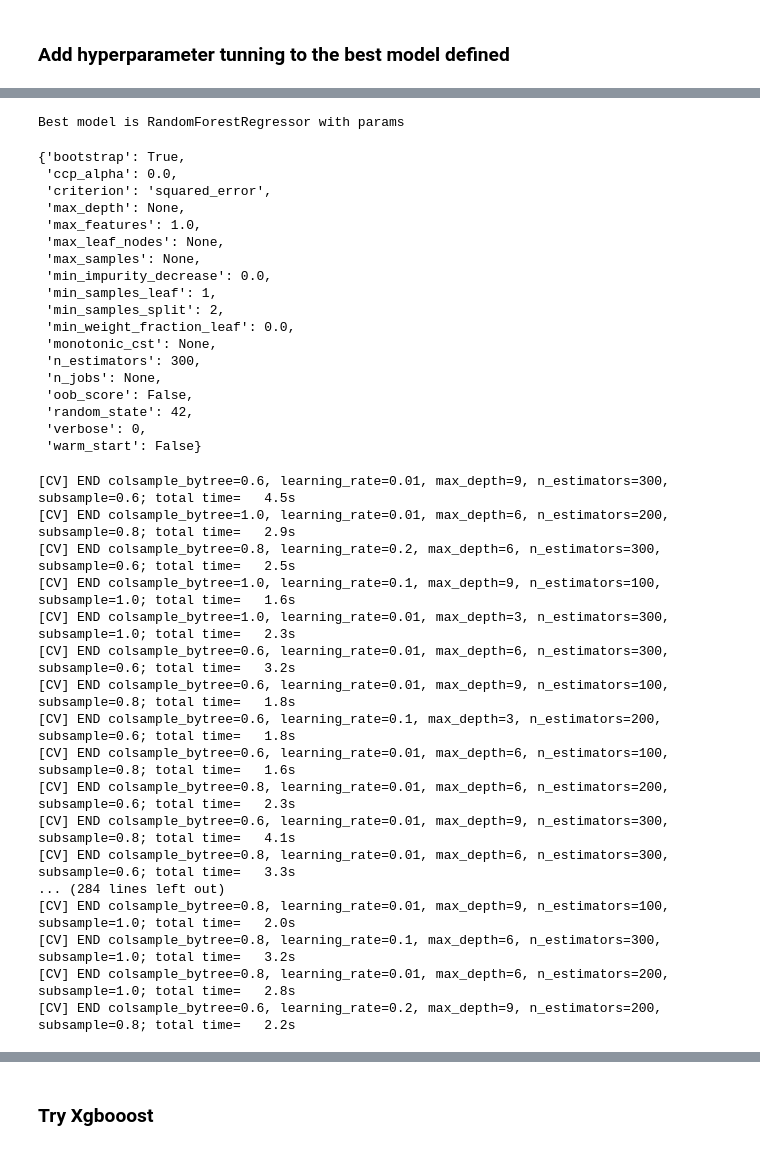
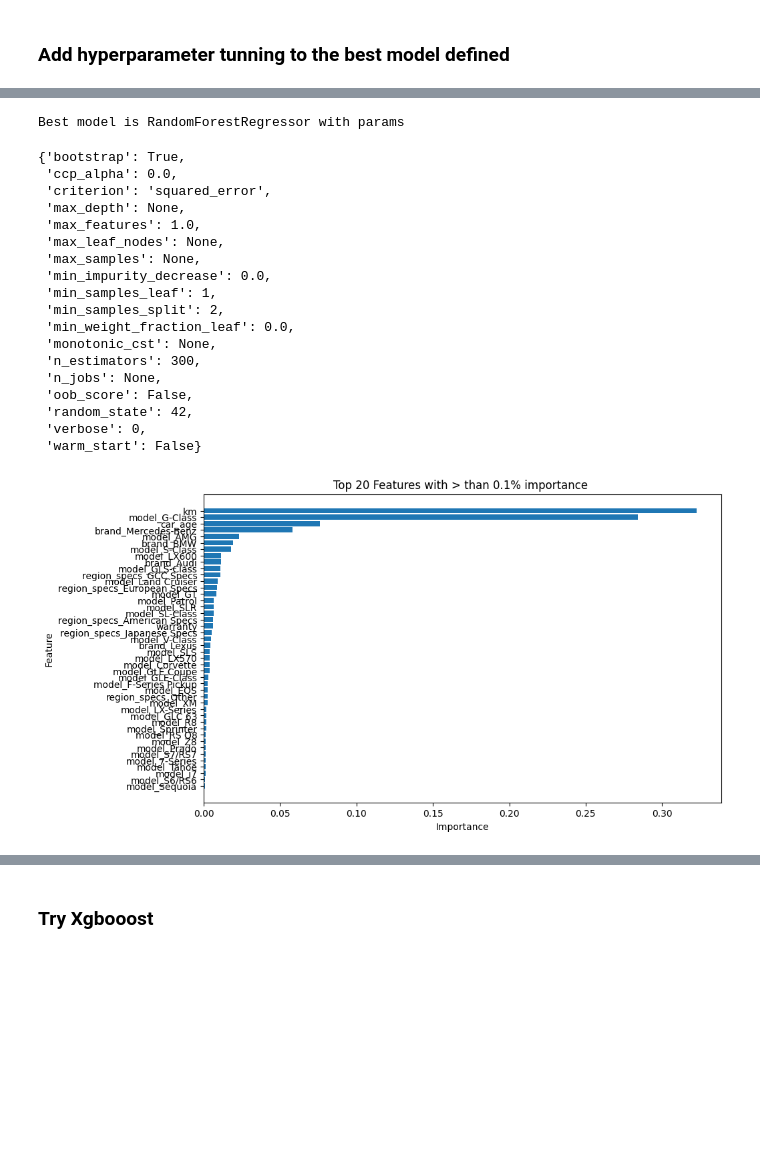
Before and after one commit to Shaheerairaj/car-value-estimator-team, a Jupyter notebook: Data Analysis/anna_analysis.ipynb, the cells around one changed output, grey strips where cells are left out. Cells and saved outputs as stored; diff of their text form; code cells hidden in the pictures; blank space fills up the shorter version.

```diff
--- a/Data Analysis/anna_analysis.ipynb
+++ b/Data Analysis/anna_analysis.ipynb
@@ -229,7 +247,7 @@ data_final = pd.get_dummies(data_cleaned_, columns=['brand', 'model', 'steering_
 
 numerical_cols = [ 'km', 'car_age']
 scaler = StandardScaler()
-df_final[numerical_cols] = scaler.fit_transform(df_final[numerical_cols])
+data_final[numerical_cols] = scaler.fit_transform(data_final[numerical_cols])
 
 # Define features and target
 X = data_final.drop('price', axis=1)
@@ -370,20 +374,18 @@ Best model is RandomForestRegressor with params
  'random_state': 42,
  'verbose': 0,
  'warm_start': False}
-[CV] END colsample_bytree=0.6, learning_rate=0.01, max_depth=9, n_estimators=300, subsample=0.6; total time=   4.5s
-[CV] END colsample_bytree=1.0, learning_rate=0.01, max_depth=6, n_estimators=200, subsample=0.8; total time=   2.9s
-[CV] END colsample_bytree=0.8, learning_rate=0.2, max_depth=6, n_estimators=300, subsample=0.6; total time=   2.5s
-[CV] END colsample_bytree=1.0, learning_rate=0.1, max_depth=9, n_estimators=100, subsample=1.0; total time=   1.6s
-[CV] END colsample_bytree=1.0, learning_rate=0.01, max_depth=3, n_estimators=300, subsample=1.0; total time=   2.3s
-[CV] END colsample_bytree=0.6, learning_rate=0.01, max_depth=6, n_estimators=300, subsample=0.6; total time=   3.2s
-[CV] END colsample_bytree=0.6, learning_rate=0.01, max_depth=9, n_estimators=100, subsample=0.8; total time=   1.8s
-[CV] END colsample_bytree=0.6, learning_rate=0.1, max_depth=3, n_estimators=200, subsample=0.6; total time=   1.8s
-[CV] END colsample_bytree=0.6, learning_rate=0.01, max_depth=6, n_estimators=100, subsample=0.8; total time=   1.6s
-[CV] END colsample_bytree=0.8, learning_rate=0.01, max_depth=6, n_estimators=200, subsample=0.6; total time=   2.3s
-[CV] END colsample_bytree=0.6, learning_rate=0.01, max_depth=9, n_estimators=300, subsample=0.8; total time=   4.1s
-[CV] END colsample_bytree=0.8, learning_rate=0.01, max_depth=6, n_estimators=300, subsample=0.6; total time=   3.3s
-... (284 lines left out)
-[CV] END colsample_bytree=0.8, learning_rate=0.01, max_depth=9, n_estimators=100, subsample=1.0; total time=   2.0s
-[CV] END colsample_bytree=0.8, learning_rate=0.1, max_depth=6, n_estimators=300, subsample=1.0; total time=   3.2s
-[CV] END colsample_bytree=0.8, learning_rate=0.01, max_depth=6, n_estimators=200, subsample=1.0; total time=   2.8s
-[CV] END colsample_bytree=0.6, learning_rate=0.2, max_depth=9, n_estimators=200, subsample=0.8; total time=   2.2s
+# %%
+# Plot feature importance
+import matplotlib.pyplot as plt
+
+plt.figure(figsize=(10, 6))
+#plt.barh(importance_df['Feature'][:20], importance_df['Importance'][:20])
+plt.barh(importance_df[importance_df.Importance>0.001]['Feature'], importance_df[importance_df.Importance>0.001]['Importance'])
+#plt.title('Top 20 Features Importance ')
+plt.title('Top 20 Features with > than 0.1% importance ')
+plt.xlabel('Importance')
+plt.ylabel('Feature')
+plt.gca().invert_yaxis()
+plt.show()
+# %% [output]
+[figure, new version]
```
Also changed, not shown: parts of 26 cells of this notebook.
